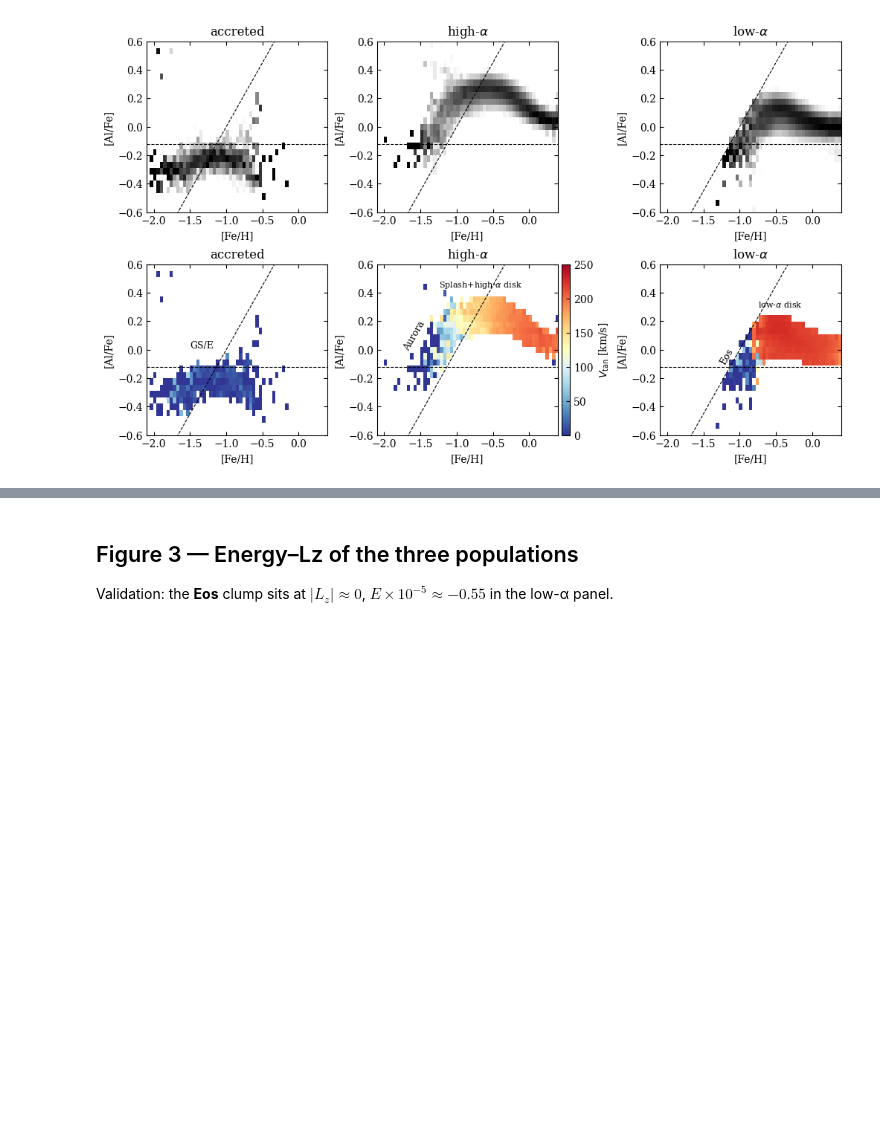
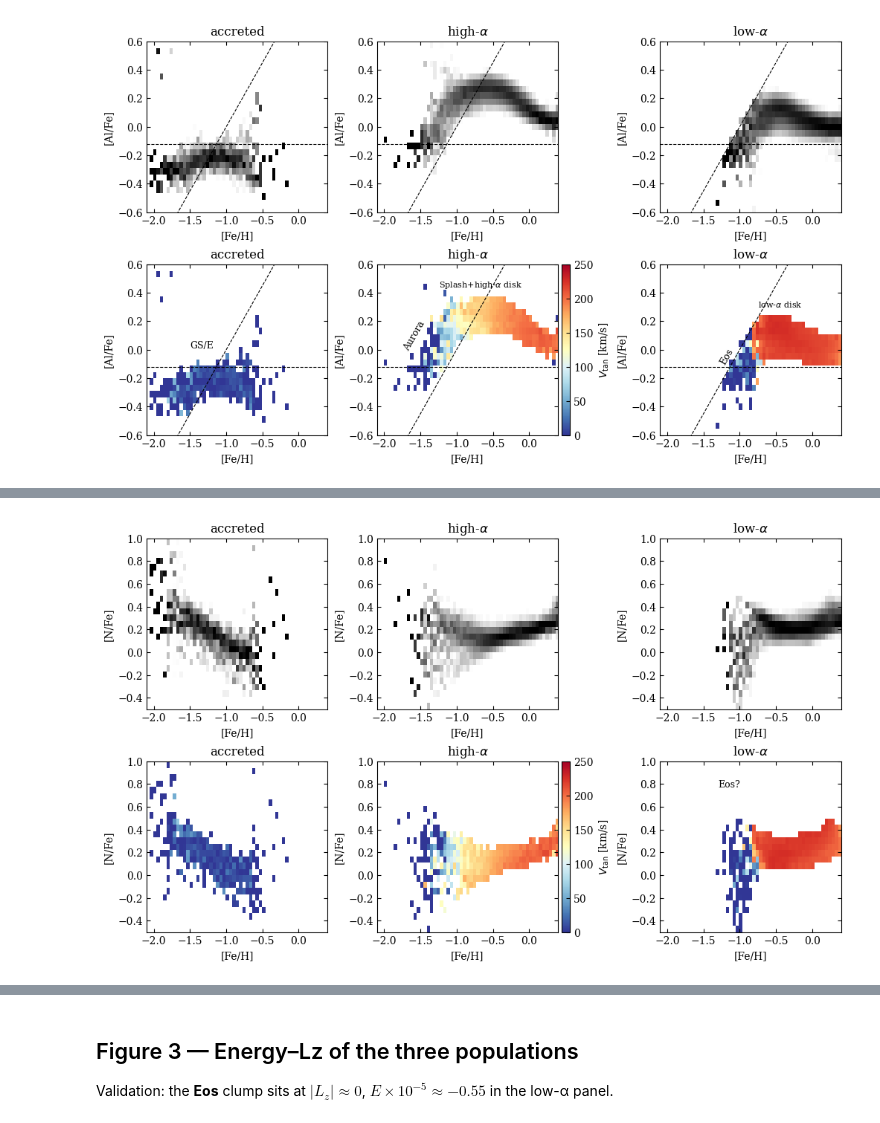
Before and after one commit to Hanyuan0908/EoS_explore, a Jupyter notebook: notebooks/01_load_data.ipynb, the cells around one changed output, grey strips where cells are left out. Cells and saved outputs as stored; diff of their text form; code cells hidden in the pictures; blank space fills up the shorter version.

```diff
--- a/notebooks/01_load_data.ipynb
+++ b/notebooks/01_load_data.ipynb
@@ -152,0 +159,33 @@ plt.show()
+# %%
+def pops_plane(ycol, yr, ylabel, fname):
+    """Reference Fig 2 layout (accreted / high-a / low-a) for an arbitrary [X/Fe]."""
+    y = cat[ycol]
+    fig, ax = setup_axes(3, nrows=2, figsize=(10, 6))
+    specs = [("acc", "accreted", c.perc),
+             ("thick", r"high-$\alpha$", c.perc2),
+             ("thin", r"low-$\alpha$", c.perc2)]
+    hist_cache, mask_cache = {}, {}
+    for i, (mk, title, perc) in enumerate(specs):
+        h, xe, ye = hist2d(cat["fe_h"][m[mk]], y[m[mk]], c.fehr, yr, c.nfeh, c.nal2, normalize="x")
+        hist_cache[mk] = (h, xe, ye); mask_cache[mk] = _idl_low_density_mask(h, perc, c.white_lim)
+        density_panel(ax[i], h, xe, ye, percentiles=perc)
+        ax[i].set_xlim(c.fehr); ax[i].set_ylim(yr)
+        label_axes(ax[i], "[Fe/H]", ylabel, title)
+    for i, (mk, title, _) in enumerate(specs, start=3):
+        h, xe, ye = hist_cache[mk]
+        vmask = (m[mk] & np.isfinite(cat["galvt"])
+                 & (cat["galvt"] >= c.vtanr[0]) & (cat["galvt"] <= c.vtanr[1]))
+        med, _, _ = stat2d(cat["fe_h"][vmask], y[vmask], cat["galvt"][vmask], c.fehr, yr, c.nfeh, c.nal2)
+        h_med, _, _ = hist2d(cat["fe_h"][vmask], y[vmask], c.fehr, yr, c.nfeh, c.nal2)
+        med = np.nan_to_num(med, nan=0.0); med[h_med <= 2] = 0.0
+        value_panel(ax[i], med, xe, ye, *c.mm_vtan, mask=mask_cache[mk],
+                    cmap="RdYlBu_r", colorbar_label=r"$V_{\rm tan}$ [km/s]" if i == 4 else None)
+        ax[i].set_xlim(c.fehr); ax[i].set_ylim(yr)
+        label_axes(ax[i], "[Fe/H]", ylabel, title)
+    ax[5].text(-1.3, yr[0] + 0.85 * (yr[1] - yr[0]), "Eos?", fontsize=9)
+    fig.savefig(FIGDIR / fname, dpi=150, bbox_inches='tight')
+    plt.show()
+
+pops_plane("n_fe", (-0.5, 1.0), "[N/Fe]", "01_fig2_nfe_pops.png")
+# %% [output]
+[figure, added]
```
Also changed, not shown: parts of 9 cells of this notebook, 9 other files.
